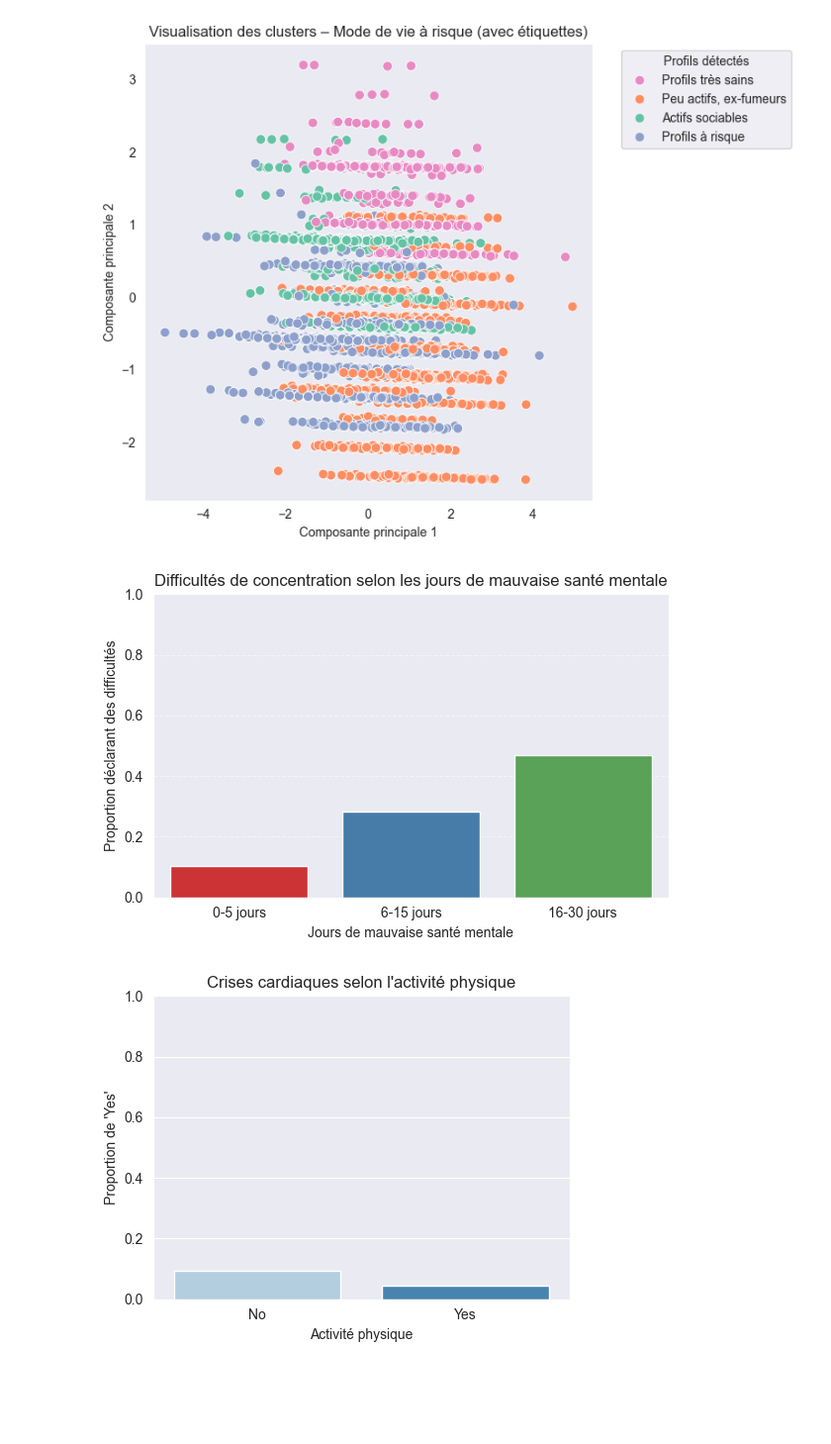
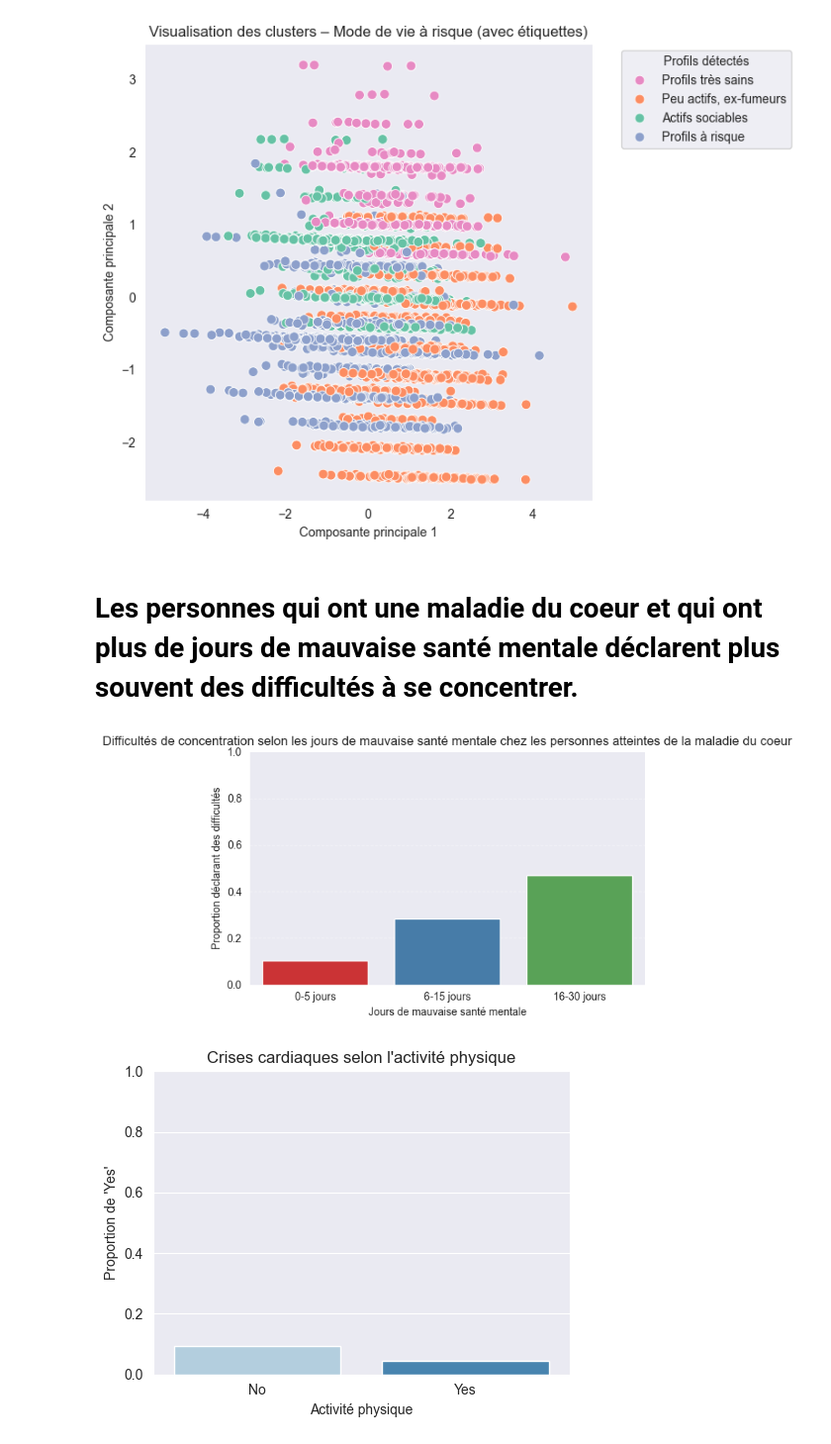
Before and after one commit to Leonciol/Reporting_restitution_grp4, a Jupyter notebook: main.ipynb, the cells around one changed output. Shown at 99% size. Cells and saved outputs as stored; diff of their text form; code cells hidden in the pictures; blank space fills up the shorter version.

```diff
--- a/main.ipynb
+++ b/main.ipynb
@@ -633,24 +634,26 @@ plt.tight_layout()
 plt.show()
 # %% [output]
 [figure]
+# %% [markdown]
+<h1>Les personnes qui ont une maladie du coeur et qui ont plus de jours de mauvaise santé mentale déclarent plus souvent des difficultés à se concentrer.
 # %%
 bins = [0, 5, 15, 31]
 labels = ["0-5 jours", "6-15 jours", "16-30 jours"]
 df["MentalHealthCategory"] = pd.cut(df["MentalHealthDays"], bins=bins, labels=labels, right=False)
 
 agg_df = df.groupby("MentalHealthCategory", observed=False)["DifficultyConcentrating_nettoye"].mean().reset_index()
 
 plt.figure(figsize=(6, 4))
 sns.barplot(data=agg_df, x="MentalHealthCategory", y="DifficultyConcentrating_nettoye", hue="MentalHealthCategory", palette="Set1", legend=False)
-plt.title("Difficultés de concentration selon les jours de mauvaise santé mentale")
+plt.title("Difficultés de concentration selon les jours de mauvaise santé mentale chez les personnes atteintes de la maladie du coeur")
 plt.ylabel("Proportion déclarant des difficultés")
 plt.xlabel("Jours de mauvaise santé mentale")
 plt.ylim(0, 1)
 plt.grid(axis="y", linestyle="--", alpha=0.5)
 plt.tight_layout()
 plt.show()
 # %% [output]
-[figure, old version]
+[figure, new version]
 # %%
 df = pd.read_csv("data/heart_2022_clean.csv")
 prop_pa = (
```
Also changed, not shown: parts of 3 cells of this notebook, 2 other files.
